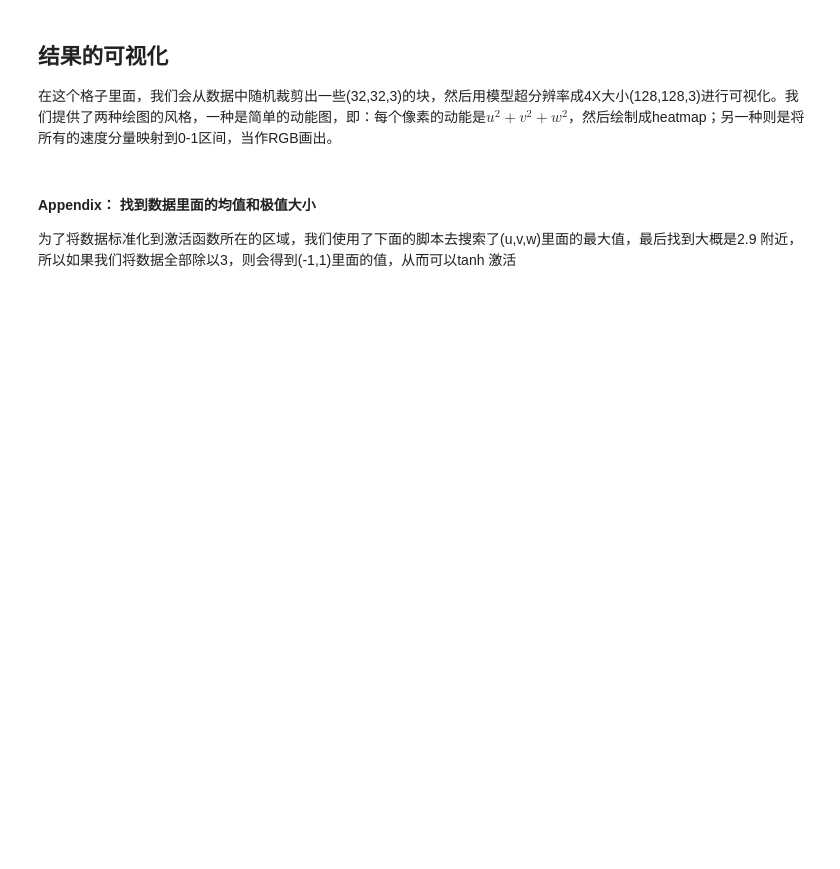
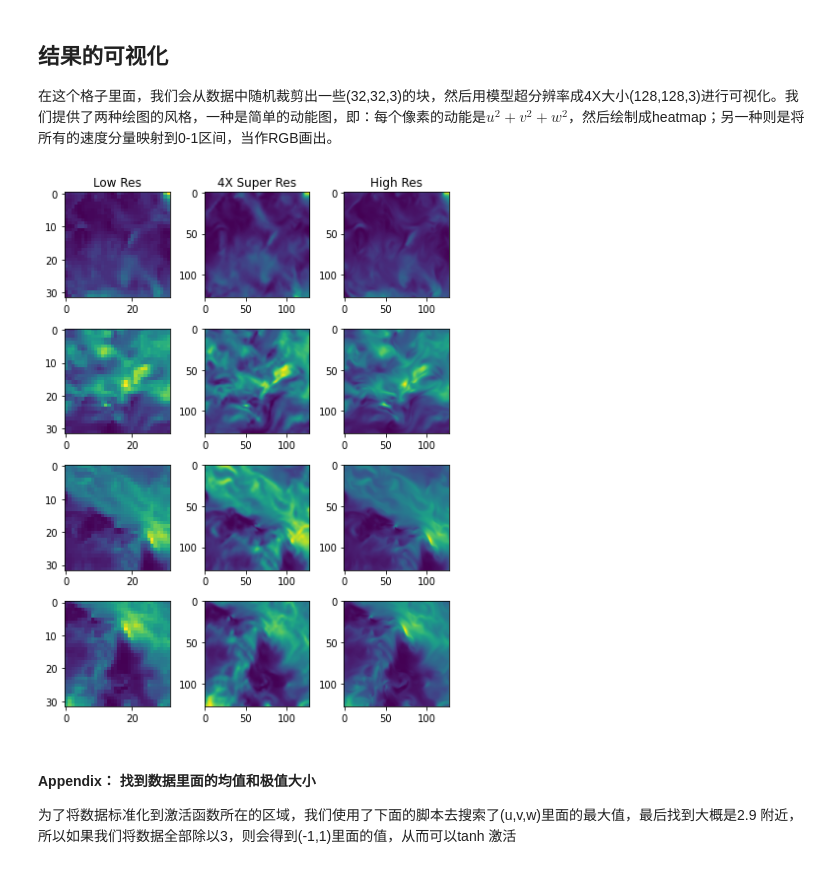
Before and after one commit to jiamingkong/SR-Turb-paddle, a Jupyter notebook: main.ipynb, the cells around one changed output. Saved outputs shown, nothing was run; the diff lists cells and outputs as text; code cells hidden in the pictures; blank space fills up the shorter version.

```diff
--- a/main.ipynb
+++ b/main.ipynb
@@ -388,31 +399,31 @@ import matplotlib.pyplot as plt
 # %%
 
 # randomly get 4 pairs of images, use the genG to enlarge the image, show and compare
 
 def enlarge(img):
     img = pd.to_tensor(img)
     img = img.unsqueeze(0)
     img = genG(img)
     img = img.squeeze(0)
     return img
 
 # subplot of 4 * 3 grids
-fig, axs = plt.subplots(4, 4, figsize=(8,8))
+fig, axs = plt.subplots(4, 3, figsize=(6,8))
 axs[0,0].set_title("Low Res")
 axs[0,1].set_title("4X Super Res")
 axs[0,2].set_title("High Res")
-axs[0,3].set_title("Error")
 for i in range(4):
     small, big = dataset[i]
     super_ = enlarge(small)
 
     axs[i, 0].imshow(get_energy(small))
     axs[i, 1].imshow(get_energy(super_))
     axs[i, 2].imshow(get_energy(big))
-    axs[i, 3].imshow(get_energy(super_ - big))
 
 plt.tight_layout()
 plt.show()
+# %% [output]
+[figure, added]
 # %% [markdown]
 #### Appendix： 找到数据里面的均值和极值大小
 
```
Also changed, not shown: parts of 4 cells of this notebook.
